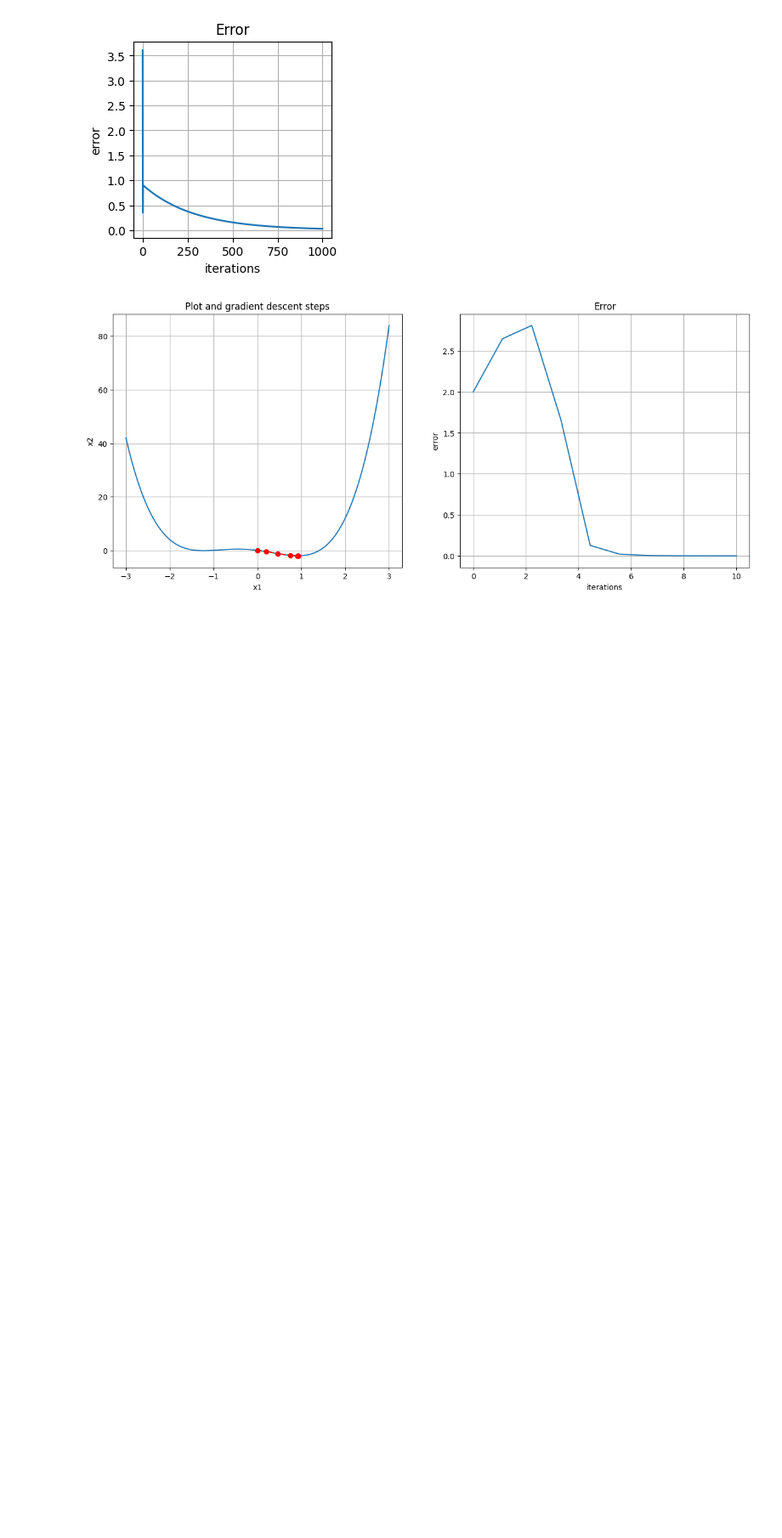
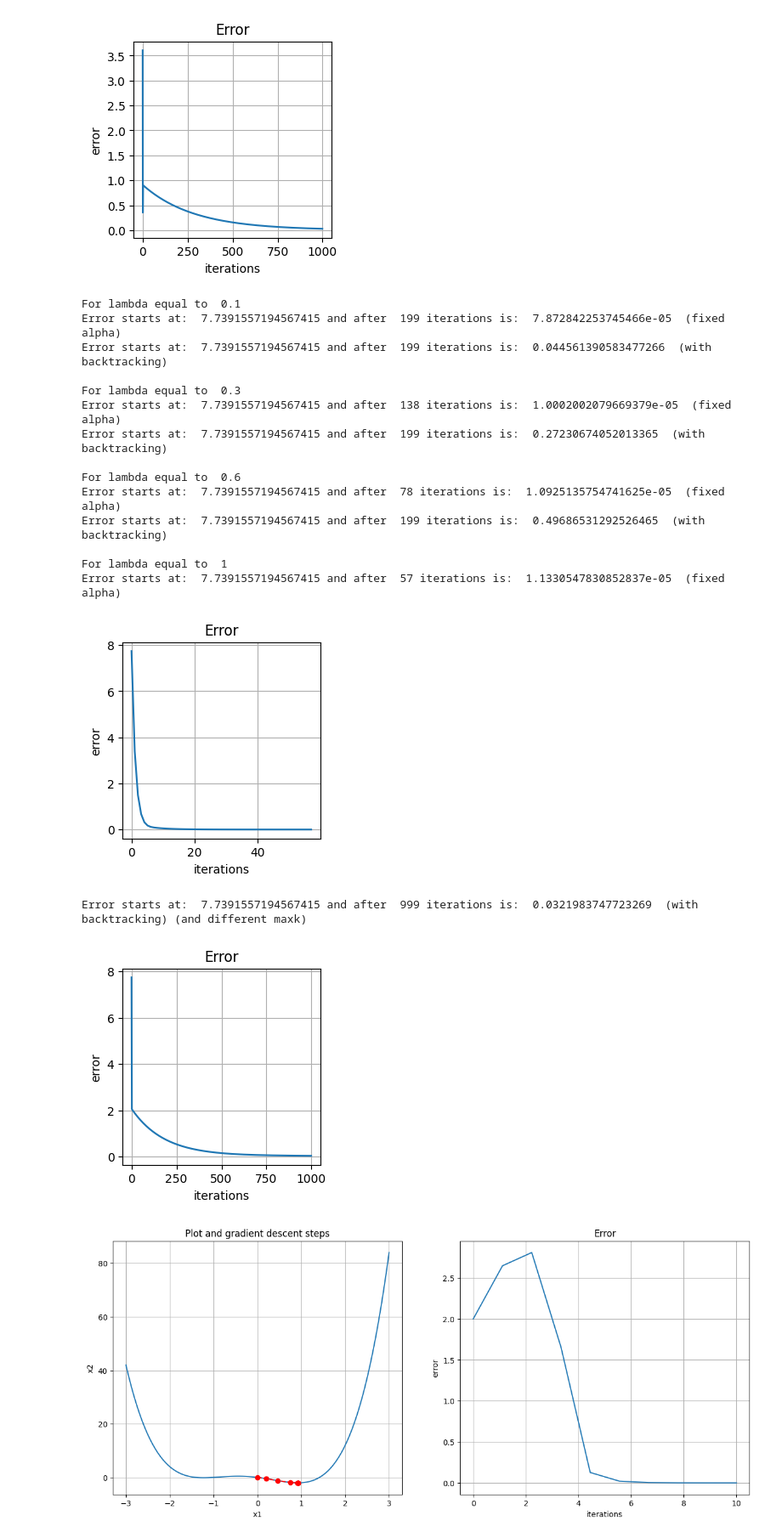
Before and after one commit to StefanoColamonaco/StatisticalAndMathematicalMethods, a Jupyter notebook: Homework3.ipynb, the cells around one changed output. Shown at 85% size. Saved outputs shown, nothing was run; the diff lists cells and outputs as text; code cells hidden in the pictures; blank space fills up the shorter version.

```diff
--- a/Homework3.ipynb
+++ b/Homework3.ipynb
@@ -320,6 +344,62 @@ Error starts at:  3.605551275463989 and after  64 iterations is:  1.058077599846
 [figure]
 Error starts at:  3.605551275463989 and after  999 iterations is:  0.027727236909420066  (with backtracking) (and different maxk)
 [figure]
+# %%
+# GD on function f4
+n = 3
+
+x0 = np.zeros(n)
+tolf = 1e-6
+tolx = 1e-6
+maxk = 200
+
+lamb = 0.1
+print("For lambda equal to ", lamb)
+x, k, f_val, grads, err_val = GD(f4, grad_f4, x0, tolf, tolx, maxk, back=False, alpha=1e-1)
+print("Error starts at: ", err_val[0], "and after ", k, "iterations is: ",err_val[-1], " (fixed alpha)")
+x, k, f_val, grads, err_val = GD(f4, grad_f4, x0, tolf, tolx, maxk, back=True, alpha=1e-1)
+print("Error starts at: ", err_val[0], "and after ", k, "iterations is: ",err_val[-1], " (with backtracking)\n")
+lamb = 0.3
+print("For lambda equal to ", lamb)
+x, k, f_val, grads, err_val = GD(f4, grad_f4, x0, tolf, tolx, maxk, back=False, alpha=1e-1)
+print("Error starts at: ", err_val[0], "and after ", k, "iterations is: ",err_val[-1], " (fixed alpha)")
+x, k, f_val, grads, err_val = GD(f4, grad_f4, x0, tolf, tolx, maxk, back=True, alpha=1e-1)
+print("Error starts at: ", err_val[0], "and after ", k, "iterations is: ",err_val[-1], " (with backtracking)\n")
+lamb = 0.6
+print("For lambda equal to ", lamb)
+x, k, f_val, grads, err_val = GD(f4, grad_f4, x0, tolf, tolx, maxk, back=False, alpha=1e-1)
+print("Error starts at: ", err_val[0], "and after ", k, "iterations is: ",err_val[-1], " (fixed alpha)")
+x, k, f_val, grads, err_val = GD(f4, grad_f4, x0, tolf, tolx, maxk, back=True, alpha=1e-1)
+print("Error starts at: ", err_val[0], "and after ", k, "iterations is: ",err_val[-1], " (with backtracking)\n")
+
+
+lamb = 1
+print("For lambda equal to ", lamb)
+x, k, f_val, grads, err_val = GD(f4, grad_f4, x0, tolf, tolx, maxk, back=False, alpha=1e-1)
+
+print("Error starts at: ", err_val[0], "and after ", k, "iterations is: ",err_val[-1], " (fixed alpha)")
+plot_error(k, err_val)
+x, k, f_val, grads, err_val = GD(f4, grad_f4, x0, tolf, tolx, 1000, back=True, alpha=1)
+print("Error starts at: ", err_val[0], "and after ", k, "iterations is: ",err_val[-1], " (with backtracking) (and different maxk)")
+plot_error(k, err_val)
+# %% [output]
+For lambda equal to  0.1
+Error starts at:  7.7391557194567415 and after  199 iterations is:  7.872842253745466e-05  (fixed alpha)
+Error starts at:  7.7391557194567415 and after  199 iterations is:  0.044561390583477266  (with backtracking)
+
+For lambda equal to  0.3
+Error starts at:  7.7391557194567415 and after  138 iterations is:  1.0002002079669379e-05  (fixed alpha)
+Error starts at:  7.7391557194567415 and after  199 iterations is:  0.27230674052013365  (with backtracking)
+
+For lambda equal to  0.6
+Error starts at:  7.7391557194567415 and after  78 iterations is:  1.0925135754741625e-05  (fixed alpha)
+Error starts at:  7.7391557194567415 and after  199 iterations is:  0.49686531292526465  (with backtracking)
+
+For lambda equal to  1
+Error starts at:  7.7391557194567415 and after  57 iterations is:  1.1330547830852837e-05  (fixed alpha)
+[figure, added]
+Error starts at:  7.7391557194567415 and after  999 iterations is:  0.0321983747723269  (with backtracking) (and different maxk)
+[figure, added]
 # %%
 x0 = [0]
 tolf = 1e-6
```
Also changed, not shown: parts of 10 cells of this notebook.
